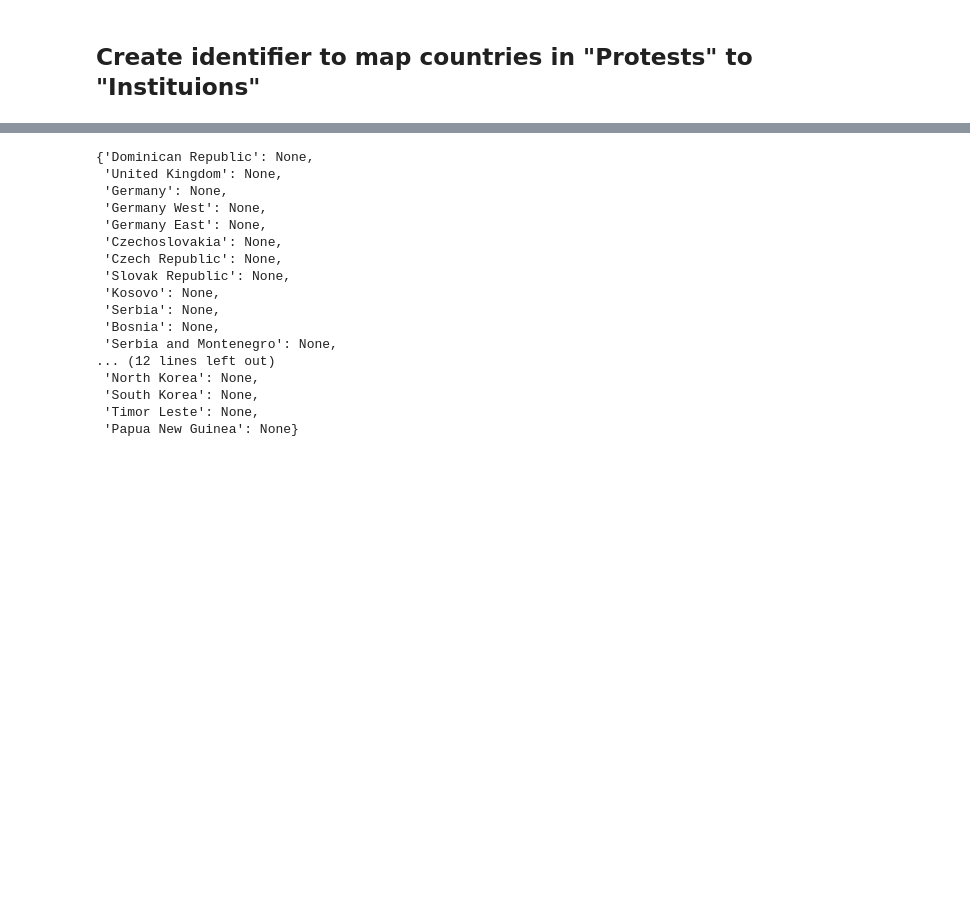
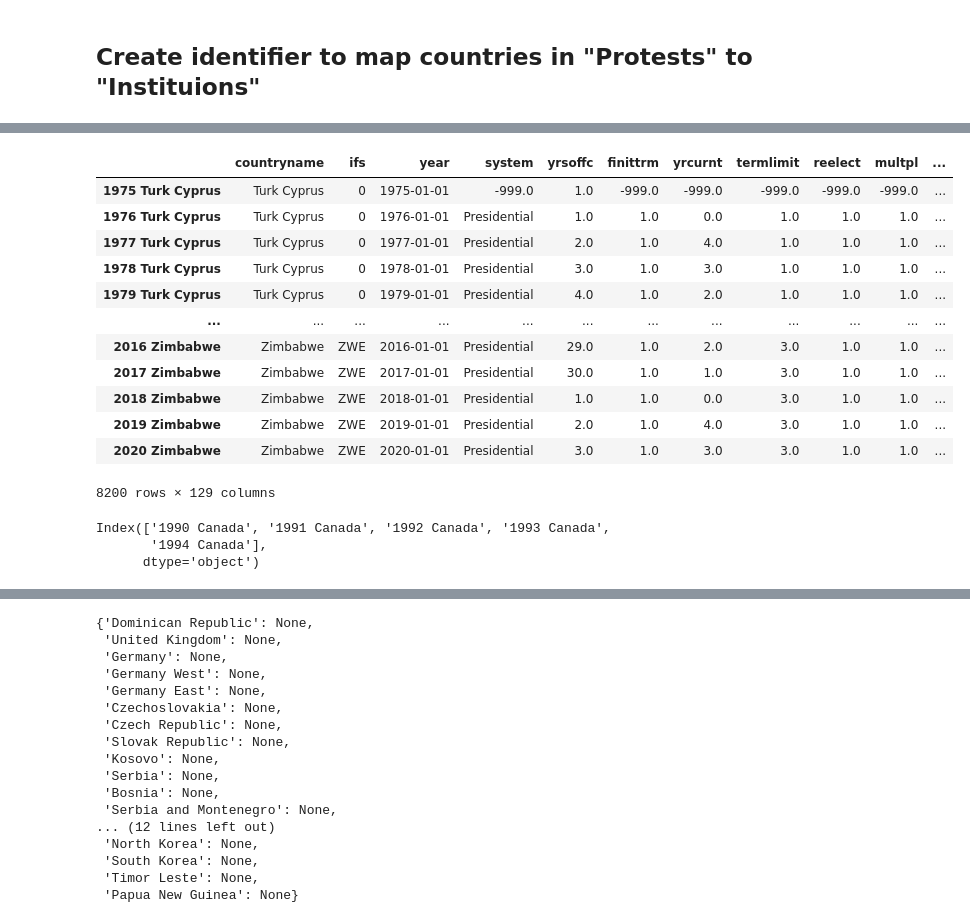
Before and after one commit to sethnlewis/Predicting-Political-Revolutions, a Jupyter notebook: notebooks/cleaning - institutions.ipynb, the cells around one changed output, grey strips where cells are left out. Saved outputs shown, nothing was run; the diff lists cells and outputs as text; code cells hidden in the pictures; blank space fills up the shorter version.

```diff
--- a/notebooks/cleaning - institutions.ipynb
+++ b/notebooks/cleaning - institutions.ipynb
@@ -31,0 +56,22 @@ with engine.begin() as connection:
+# %%
+institutions
+# %% [output]
+|  | countryname | ifs | year | system | yrsoffc | finittrm | yrcurnt | termlimit | reelect | multpl | ... |
+| 1975 Turk Cyprus | Turk Cyprus | 0 | 1975-01-01 | -999.0 | 1.0 | -999.0 | -999.0 | -999.0 | -999.0 | -999.0 | ... |
+| 1976 Turk Cyprus | Turk Cyprus | 0 | 1976-01-01 | Presidential | 1.0 | 1.0 | 0.0 | 1.0 | 1.0 | 1.0 | ... |
+| 1977 Turk Cyprus | Turk Cyprus | 0 | 1977-01-01 | Presidential | 2.0 | 1.0 | 4.0 | 1.0 | 1.0 | 1.0 | ... |
+| 1978 Turk Cyprus | Turk Cyprus | 0 | 1978-01-01 | Presidential | 3.0 | 1.0 | 3.0 | 1.0 | 1.0 | 1.0 | ... |
+| 1979 Turk Cyprus | Turk Cyprus | 0 | 1979-01-01 | Presidential | 4.0 | 1.0 | 2.0 | 1.0 | 1.0 | 1.0 | ... |
+| ... | ... | ... | ... | ... | ... | ... | ... | ... | ... | ... | ... |
+| 2016 Zimbabwe | Zimbabwe | ZWE | 2016-01-01 | Presidential | 29.0 | 1.0 | 2.0 | 3.0 | 1.0 | 1.0 | ... |
+| 2017 Zimbabwe | Zimbabwe | ZWE | 2017-01-01 | Presidential | 30.0 | 1.0 | 1.0 | 3.0 | 1.0 | 1.0 | ... |
+| 2018 Zimbabwe | Zimbabwe | ZWE | 2018-01-01 | Presidential | 1.0 | 1.0 | 0.0 | 3.0 | 1.0 | 1.0 | ... |
+| 2019 Zimbabwe | Zimbabwe | ZWE | 2019-01-01 | Presidential | 2.0 | 1.0 | 4.0 | 3.0 | 1.0 | 1.0 | ... |
+| 2020 Zimbabwe | Zimbabwe | ZWE | 2020-01-01 | Presidential | 3.0 | 1.0 | 3.0 | 3.0 | 1.0 | 1.0 | ... |
+8200 rows × 129 columns
+# %%
+institutions.loc[institutions.countryname=='Canada'].iloc[15:20].index
+# %% [output]
+Index(['1990 Canada', '1991 Canada', '1992 Canada', '1993 Canada',
+       '1994 Canada'],
+      dtype='object')
```
Also changed, not shown: parts of 20 cells of this notebook, 1 other file.
